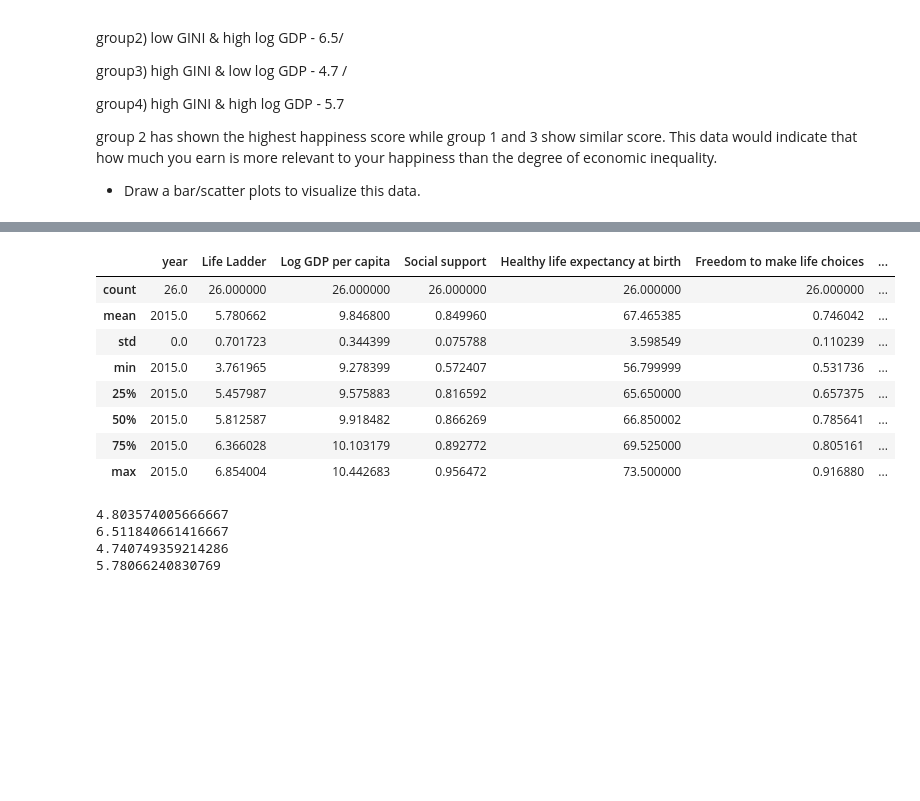
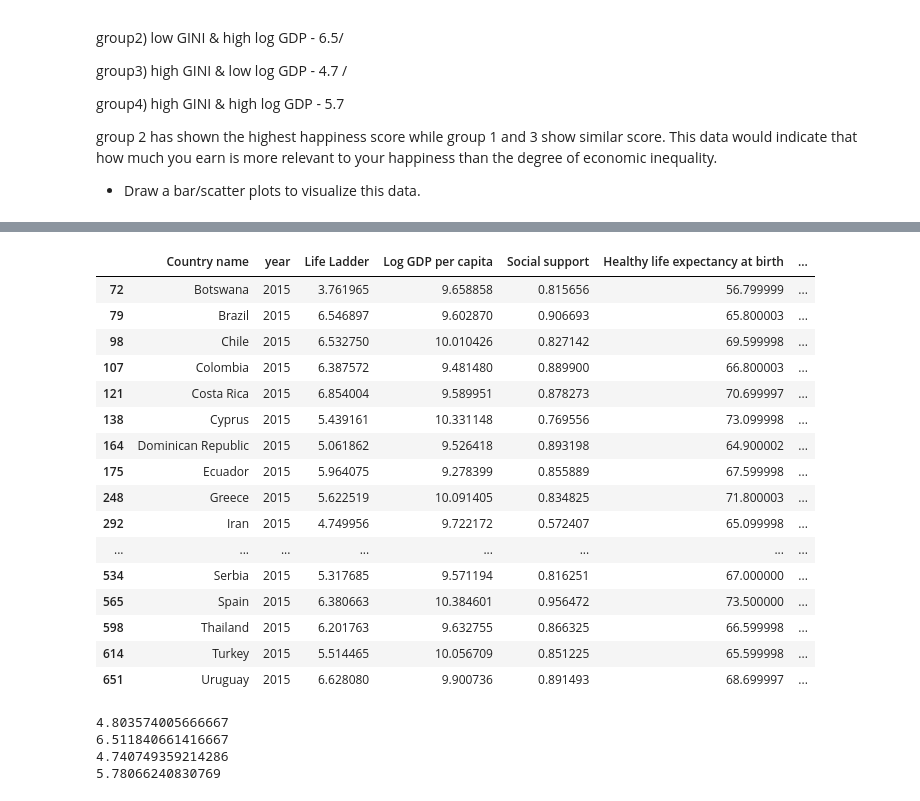
Before and after one commit to miheep8938/Veritas-Collective, a Jupyter notebook: Wrangle_Mihee.ipynb, the cells around one changed output, grey strips where cells are left out. Saved outputs shown, nothing was run; the diff lists cells and outputs as text; code cells hidden in the pictures; blank space fills up the shorter version.

```diff
--- a/Wrangle_Mihee.ipynb
+++ b/Wrangle_Mihee.ipynb
@@ -440,15 +438,23 @@ group_3.describe()
 # %%
-group_4.describe()
+group_4
 # %% [output]
-|  | year | Life Ladder | Log GDP per capita | Social support | Healthy life expectancy at birth | Freedom to make life choices | ... |
-| count | 26.0 | 26.000000 | 26.000000 | 26.000000 | 26.000000 | 26.000000 | ... |
-| mean | 2015.0 | 5.780662 | 9.846800 | 0.849960 | 67.465385 | 0.746042 | ... |
-| std | 0.0 | 0.701723 | 0.344399 | 0.075788 | 3.598549 | 0.110239 | ... |
-| min | 2015.0 | 3.761965 | 9.278399 | 0.572407 | 56.799999 | 0.531736 | ... |
-| 25% | 2015.0 | 5.457987 | 9.575883 | 0.816592 | 65.650000 | 0.657375 | ... |
-| 50% | 2015.0 | 5.812587 | 9.918482 | 0.866269 | 66.850002 | 0.785641 | ... |
-| 75% | 2015.0 | 6.366028 | 10.103179 | 0.892772 | 69.525000 | 0.805161 | ... |
-| max | 2015.0 | 6.854004 | 10.442683 | 0.956472 | 73.500000 | 0.916880 | ... |
+|  | Country name | year | Life Ladder | Log GDP per capita | Social support | Healthy life expectancy at birth | ... |
+| 72 | Botswana | 2015 | 3.761965 | 9.658858 | 0.815656 | 56.799999 | ... |
+| 79 | Brazil | 2015 | 6.546897 | 9.602870 | 0.906693 | 65.800003 | ... |
+| 98 | Chile | 2015 | 6.532750 | 10.010426 | 0.827142 | 69.599998 | ... |
+| 107 | Colombia | 2015 | 6.387572 | 9.481480 | 0.889900 | 66.800003 | ... |
+| 121 | Costa Rica | 2015 | 6.854004 | 9.589951 | 0.878273 | 70.699997 | ... |
+| 138 | Cyprus | 2015 | 5.439161 | 10.331148 | 0.769556 | 73.099998 | ... |
+| 164 | Dominican Republic | 2015 | 5.061862 | 9.526418 | 0.893198 | 64.900002 | ... |
+| 175 | Ecuador | 2015 | 5.964075 | 9.278399 | 0.855889 | 67.599998 | ... |
+| 248 | Greece | 2015 | 5.622519 | 10.091405 | 0.834825 | 71.800003 | ... |
+| 292 | Iran | 2015 | 4.749956 | 9.722172 | 0.572407 | 65.099998 | ... |
+| ... | ... | ... | ... | ... | ... | ... | ... |
+| 534 | Serbia | 2015 | 5.317685 | 9.571194 | 0.816251 | 67.000000 | ... |
+| 565 | Spain | 2015 | 6.380663 | 10.384601 | 0.956472 | 73.500000 | ... |
+| 598 | Thailand | 2015 | 6.201763 | 9.632755 | 0.866325 | 66.599998 | ... |
+| 614 | Turkey | 2015 | 5.514465 | 10.056709 | 0.851225 | 65.599998 | ... |
+| 651 | Uruguay | 2015 | 6.628080 | 9.900736 | 0.891493 | 68.699997 | ... |
 # %%
 print(group_1['Life Ladder'].mean())
 print(group_2['Life Ladder'].mean())
```
Also changed, not shown: parts of 14 cells of this notebook, 3 other files.
